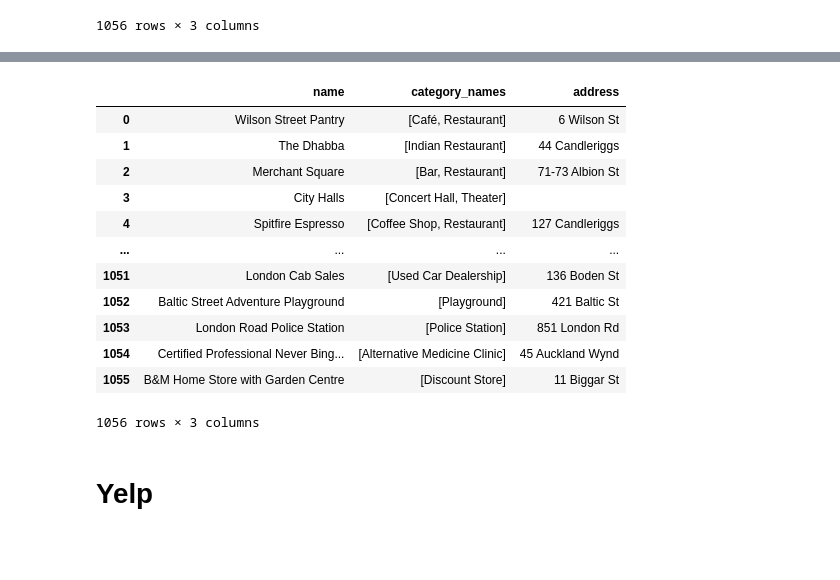
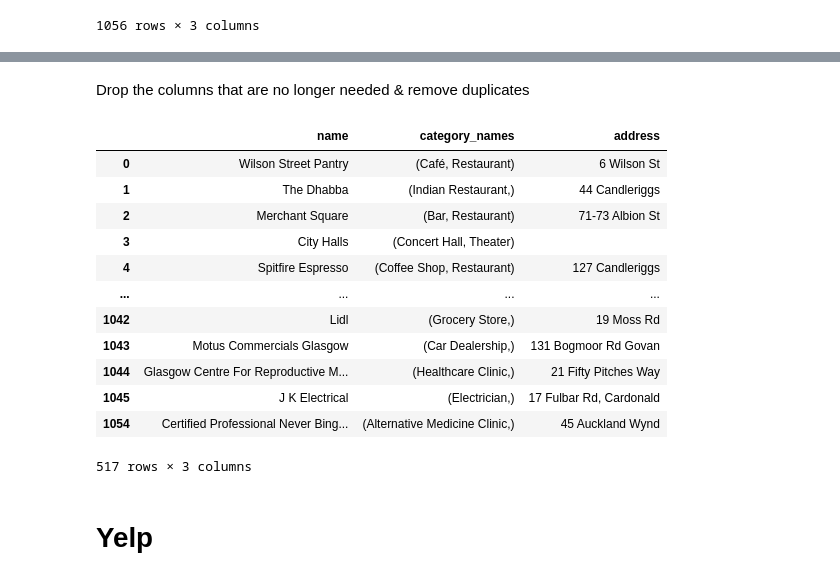
Before and after one commit to mattcorr-lhl/CityBikes-API-Project, a Jupyter notebook: notebooks/yelp_foursquare_EDA.ipynb, the cells around one changed output, grey strips where cells are left out. Saved outputs shown, nothing was run; the diff lists cells and outputs as text; code cells hidden in the pictures; blank space fills up the shorter version.

Commit message:
Converted extracted categories to tuples for de-duplication. Dropped from ~1000 POIs to ~500 unique POIs

```diff
--- a/notebooks/yelp_foursquare_EDA.ipynb
+++ b/notebooks/yelp_foursquare_EDA.ipynb
@@ -93,13 +95,14 @@ def get_category_names(row):
     # Load the dictionary from the categories column
     categories_dic = row['categories']
 
-    # Extract the names of each category into a list
-    category_list = []
+    # Extract the names of each category into a tuple
+    # NOTE: Tried list before, but .drop_duplicates() does not work on that data type so I had to settle with tuples
+    category_tuple = ()
     for category in categories_dic:
-        category_list.append(category['name']) # Append the name to the category list
+        category_tuple += (category['name'],) # Append the name to the category tuple
 
-    # Return the list of category name
-    return category_list
+    # Return the tuple of category name
+    return category_tuple
 
 # Function used in conjunction with .apply() to extract the address from a location, as we do not require the other data
 def get_address(row):
@@ -134,23 +137,29 @@ selected_poi_data_df
 1056 rows × 5 columns
+# %% [markdown]
+Drop the columns that are no longer needed & remove duplicates
 # %%
-# Drop the columns we no longer need
-# selected_poi_data_df = selected_poi_data_df.drop(['categories','location'], axis=1) - Commented out as I've already run before and keep getting 'doesn't exist' errors
+# Drop columns
+#selected_poi_data_df = selected_poi_data_df.drop(['categories','location'], axis=1) # - Commented out as I've already run before and keep getting 'doesn't exist' errors
+
+# Remove duplicates (Will happen in cases when two bike stations are within the search radius of eachother)
+selected_poi_data_df = selected_poi_data_df.drop_duplicates()
+
 
 # Final data frame to be exported to .CSV
 selected_poi_data_df
 # %% [output]
 |  | name | category_names | address |
-| 0 | Wilson Street Pantry | [Café, Restaurant] | 6 Wilson St |
-| 1 | The Dhabba | [Indian Restaurant] | 44 Candleriggs |
-| 2 | Merchant Square | [Bar, Restaurant] | 71-73 Albion St |
-| 3 | City Halls | [Concert Hall, Theater] |  |
-| 4 | Spitfire Espresso | [Coffee Shop, Restaurant] | 127 Candleriggs |
+| 0 | Wilson Street Pantry | (Café, Restaurant) | 6 Wilson St |
+| 1 | The Dhabba | (Indian Restaurant,) | 44 Candleriggs |
+| 2 | Merchant Square | (Bar, Restaurant) | 71-73 Albion St |
+| 3 | City Halls | (Concert Hall, Theater) |  |
+| 4 | Spitfire Espresso | (Coffee Shop, Restaurant) | 127 Candleriggs |
 | ... | ... | ... | ... |
-| 1051 | London Cab Sales | [Used Car Dealership] | 136 Boden St |
-| 1052 | Baltic Street Adventure Playground | [Playground] | 421 Baltic St |
-| 1053 | London Road Police Station | [Police Station] | 851 London Rd |
-| 1054 | Certified Professional Never Bing... | [Alternative Medicine Clinic] | 45 Auckland Wynd |
-| 1055 | B&M Home Store with Garden Centre | [Discount Store] | 11 Biggar St |
+| 1042 | Lidl | (Grocery Store,) | 19 Moss Rd |
+| 1043 | Motus Commercials Glasgow | (Car Dealership,) | 131 Bogmoor Rd Govan |
+| 1044 | Glasgow Centre For Reproductive M... | (Healthcare Clinic,) | 21 Fifty Pitches Way |
+| 1045 | J K Electrical | (Electrician,) | 17 Fulbar Rd, Cardonald |
+| 1054 | Certified Professional Never Bing... | (Alternative Medicine Clinic,) | 45 Auckland Wynd |
-1056 rows × 3 columns
+517 rows × 3 columns
 # %%
 # Export to .csv
```
Also changed, not shown: parts of 5 cells of this notebook, 1 other file.
